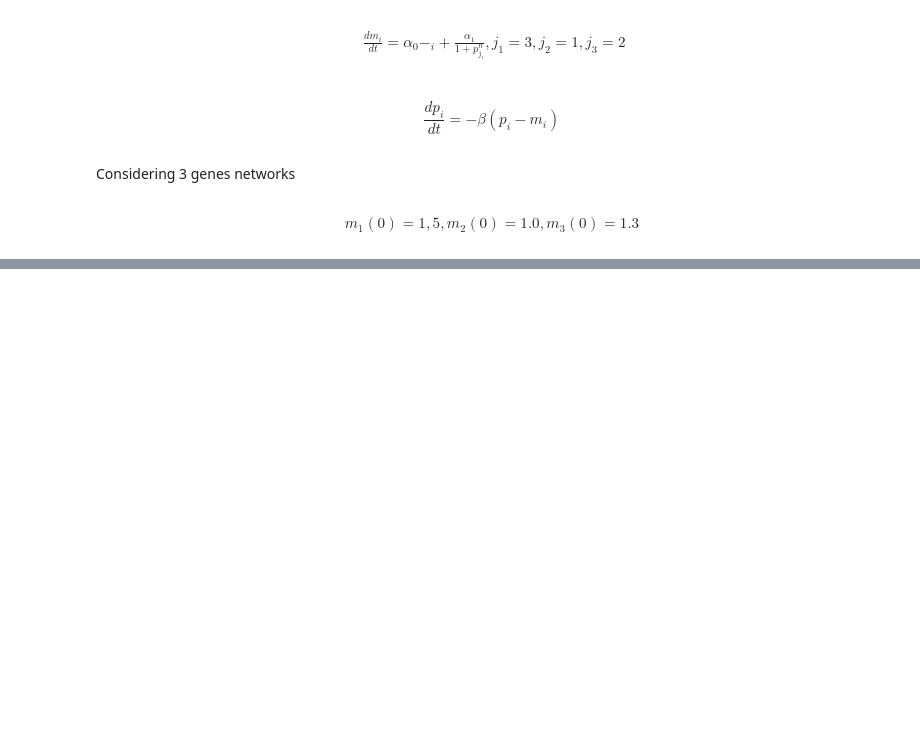
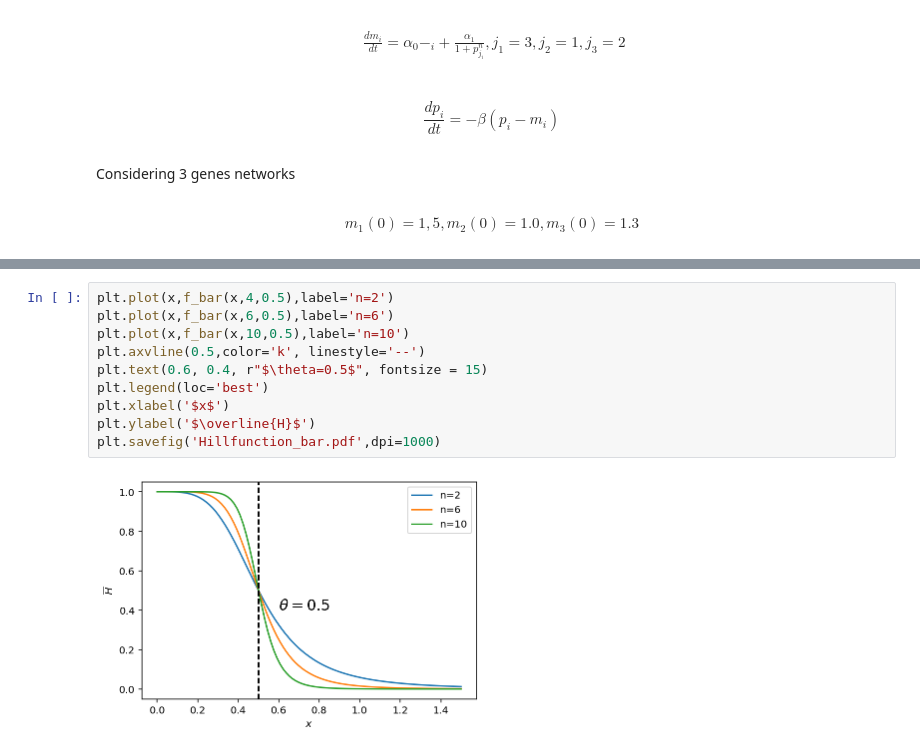
Before and after one commit to Homingdung/finalProject, a Jupyter notebook: finalProject.ipynb, the cells around one changed output, grey strips where cells are left out. Cells and saved outputs as stored; diff of their text form; blank space fills up the shorter version.

```diff
--- a/finalProject.ipynb
+++ b/finalProject.ipynb
@@ -121,0 +204,12 @@ plt.plot(t,np.sin(t))
+# %%
+plt.plot(x,f_bar(x,4,0.5),label='n=2')
+plt.plot(x,f_bar(x,6,0.5),label='n=6')
+plt.plot(x,f_bar(x,10,0.5),label='n=10')
+plt.axvline(0.5,color='k', linestyle='--')
+plt.text(0.6, 0.4, r"$\theta=0.5$", fontsize = 15)
+plt.legend(loc='best')
+plt.xlabel('$x$')
+plt.ylabel('$\overline{H}$')
+plt.savefig('Hillfunction_bar.pdf',dpi=1000)
+# %% [output]
+[figure, added]
```
Also changed, not shown: parts of 31 cells of this notebook, 12 other files.
